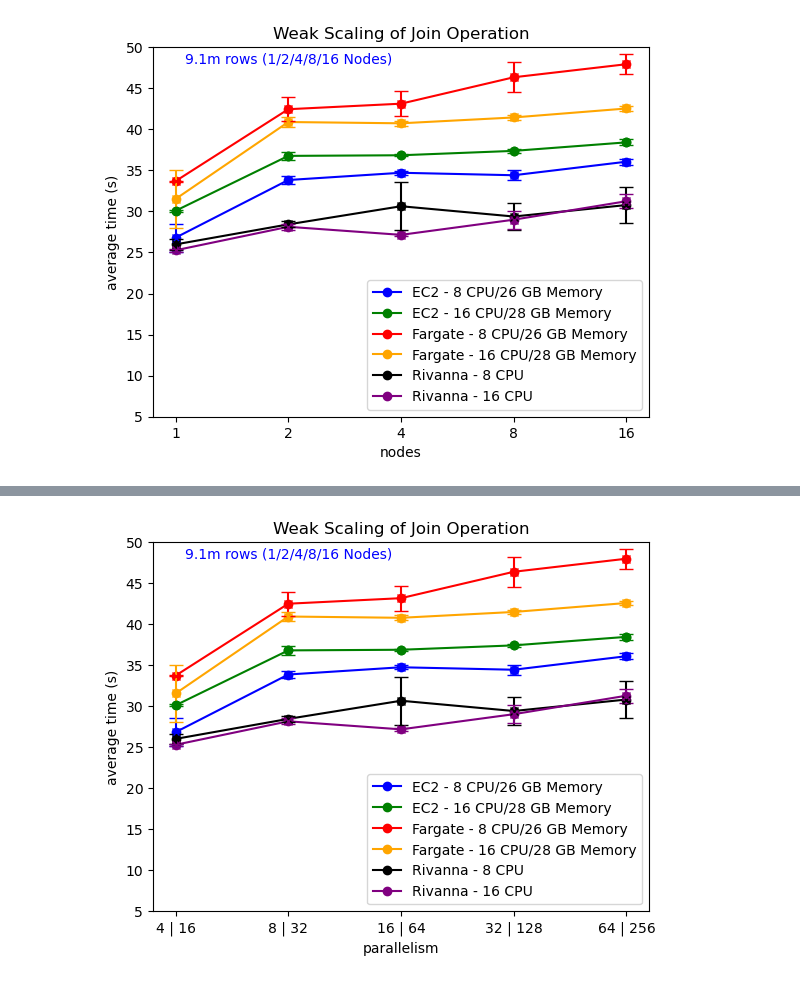
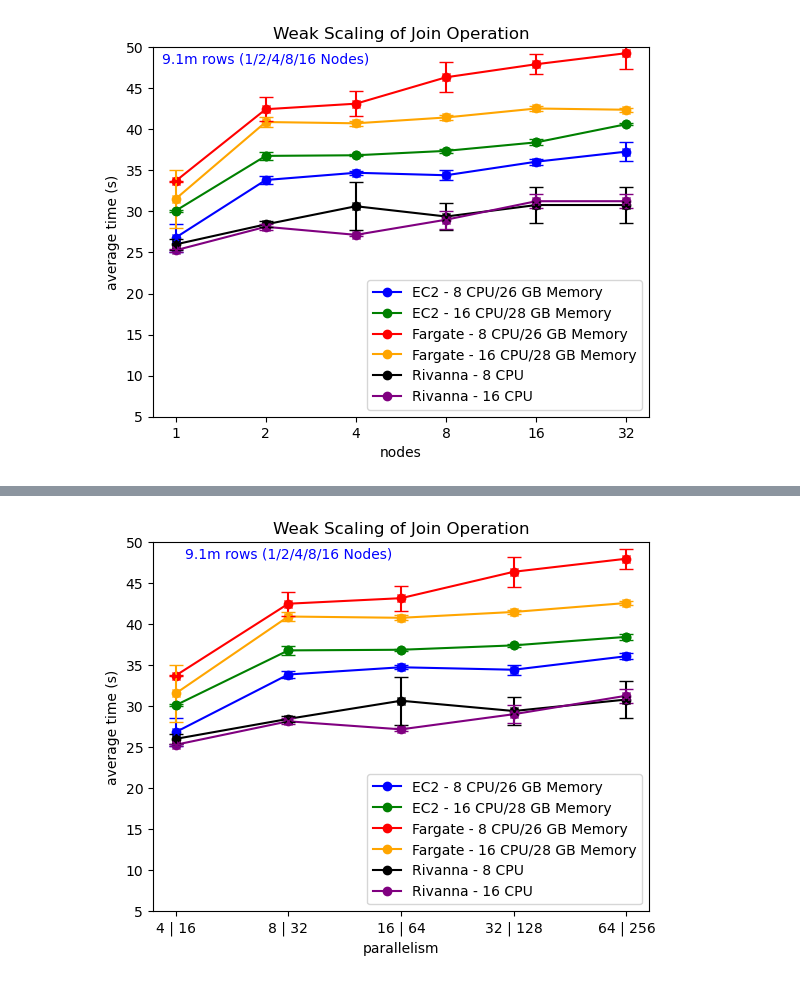
Before and after one commit to mstaylor/cylon, a Jupyter notebook: aws/scripts/Join_Weak_Scaling_round2.ipynb, the cells around one changed output, grey strips where cells are left out. Saved outputs shown, nothing was run; the diff lists cells and outputs as text; code cells hidden in the pictures.

```diff
--- a/aws/scripts/Join_Weak_Scaling_round2.ipynb
+++ b/aws/scripts/Join_Weak_Scaling_round2.ipynb
@@ -2,20 +2,20 @@
 import matplotlib.pyplot as plt
 
 # Given data
-world_size = ['1', '2', '4', '8', '16']
-ec2_4_26 = [26.80001503, 33.82108727, 34.70261905, 34.40150503, 36.04979236]
-ec2_16_28 = [30.07260311, 36.75810435, 36.8333492, 37.36801396, 38.40536711]
-fargate_4_26 = [33.68554413, 42.44095802, 43.11394629, 46.3293512, 47.92054052]
-fargate_16_28 = [31.50847322, 40.88083729, 40.72470558, 41.43658119, 42.52811459]
-rivanna_8 = [25.98013163, 28.41809341, 30.62765954, 29.37659091, 30.77450389]
-rivanna_16 = [25.26343322, 28.12409517, 27.14304942, 28.98870633, 31.24031554]
+world_size = ['1', '2', '4', '8', '16', '32']
+ec2_4_26 = [26.80001503, 33.82108727, 34.70261905, 34.40150503, 36.04979236, 37.27805637]
+ec2_16_28 = [30.07260311, 36.75810435, 36.8333492, 37.36801396, 38.40536711, 40.62146824]
+fargate_4_26 = [33.68554413, 42.44095802, 43.11394629, 46.3293512, 47.92054052, 49.26676557]
+fargate_16_28 = [31.50847322, 40.88083729, 40.72470558, 41.43658119, 42.52811459, 42.37463084]
+rivanna_8 = [25.98013163, 28.41809341, 30.62765954, 29.37659091, 30.77450389, 30.77450389]
+rivanna_16 = [25.26343322, 28.12409517, 27.14304942, 28.98870633, 31.24031554, 31.24031554]
 
-ec2_4_26_err = [1.690741089, 0.4297059082, 0.2713161653, 0.621981106, 0.3555366731]
-ec2_16_28_err = [0.1131030894, 0.5180851482, 0.1446106828, 0.2227162348, 0.3716563786]
-fargate_4_26_err = [0.05400982477, 1.46033826, 1.515233265, 1.808315597, 1.200178515]
-fargate_16_28_err = [3.518690911, 0.5573273239, 0.3047347395, 0.2670398924, 0.2849529409]
-rivanna_8_err = [0.6486999821, 0.3616146377, 2.897190918, 1.677787319, 2.216267362]
-rivanna_16_err = [0.1507025937, 0.3740365494, 0.1460753863, 1.080150049, 0.8721500223]
+ec2_4_26_err = [1.690741089, 0.4297059082, 0.2713161653, 0.621981106, 0.3555366731, 1.112221735]
+ec2_16_28_err = [0.1131030894, 0.5180851482, 0.1446106828, 0.2227162348, 0.3716563786, 0.1568437791]
+fargate_4_26_err = [0.05400982477, 1.46033826, 1.515233265, 1.808315597, 1.200178515, 1.983651447]
+fargate_16_28_err = [3.518690911, 0.5573273239, 0.3047347395, 0.2670398924, 0.2849529409, 0.22351892]
+rivanna_8_err = [0.6486999821, 0.3616146377, 2.897190918, 1.677787319, 2.216267362, 2.216267362]
+rivanna_16_err = [0.1507025937, 0.3740365494, 0.1460753863, 1.080150049, 0.8721500223, 0.872150022]
 
 # Create a line chart
 plt.plot(world_size, ec2_4_26, marker='o', color='b', label='EC2 - 8 CPU/26 GB Memory')
@@ -25,31 +25,31 @@ plt.plot(world_size, fargate_16_28, marker='o', color='orange', label='Fargate -
 plt.plot(world_size, rivanna_8, marker='o', color='black', label='Rivanna - 8 CPU')
 plt.plot(world_size, rivanna_16, marker='o', color='purple', label='Rivanna - 16 CPU')
 
 plt.errorbar(world_size, ec2_4_26, yerr=ec2_4_26_err, fmt='x', color='b', ecolor='b', capsize=5)
 plt.errorbar(world_size, ec2_16_28, yerr=ec2_16_28_err, fmt='o', color='g', ecolor='g', capsize=5)
 plt.errorbar(world_size, fargate_4_26, yerr=fargate_4_26_err, fmt='x', color='r', ecolor='r', capsize=5)
 plt.errorbar(world_size, fargate_16_28, yerr=fargate_16_28_err, fmt='x', color='orange', ecolor='orange', capsize=5)
 plt.errorbar(world_size, rivanna_8, yerr=rivanna_8_err, fmt='x', color='black', ecolor='black', capsize=5)
 plt.errorbar(world_size, rivanna_16, yerr=rivanna_16_err, fmt='x', color='purple', ecolor='purple', capsize=5)
 
 custom_text = "9.1m rows (1/2/4/8/16 Nodes)"
 plt.text(1, 48, custom_text, fontsize=10, color='blue', ha='center')
 
 plt.ylim(5, 50)
 
 plt.xticks(world_size)
 
 # Add labels and title
 plt.xlabel('nodes')
 plt.ylabel('average time (s)')
 plt.title('Weak Scaling of Join Operation')
 
 # Add a legend
 plt.legend(loc="lower right")
 
 plt.savefig('join-w-scaling.svg', format='svg')
 
 # Display the chart
 plt.show()
 # %% [output]
-[figure, old version]
+[figure, new version]
```
Also changed, not shown: parts of 4 cells of this notebook.
